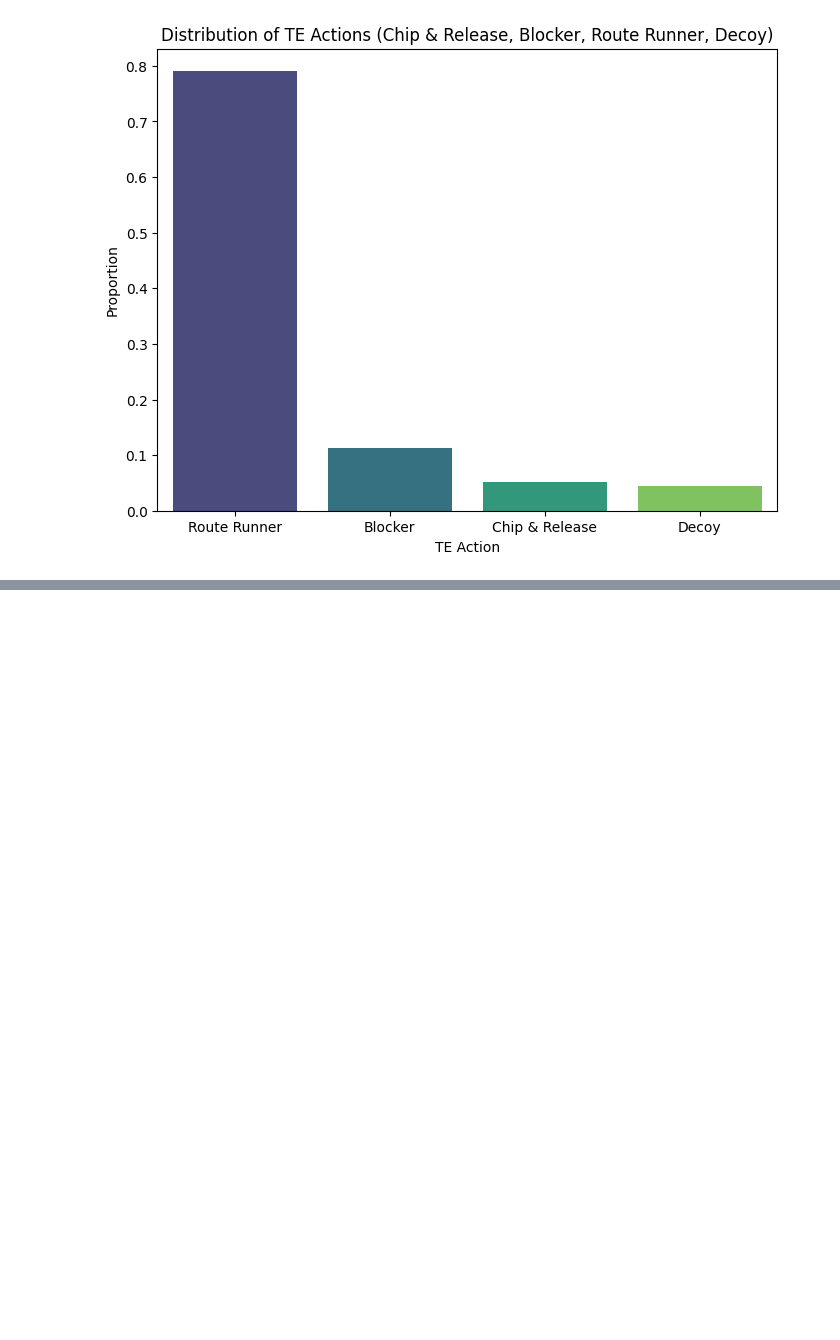
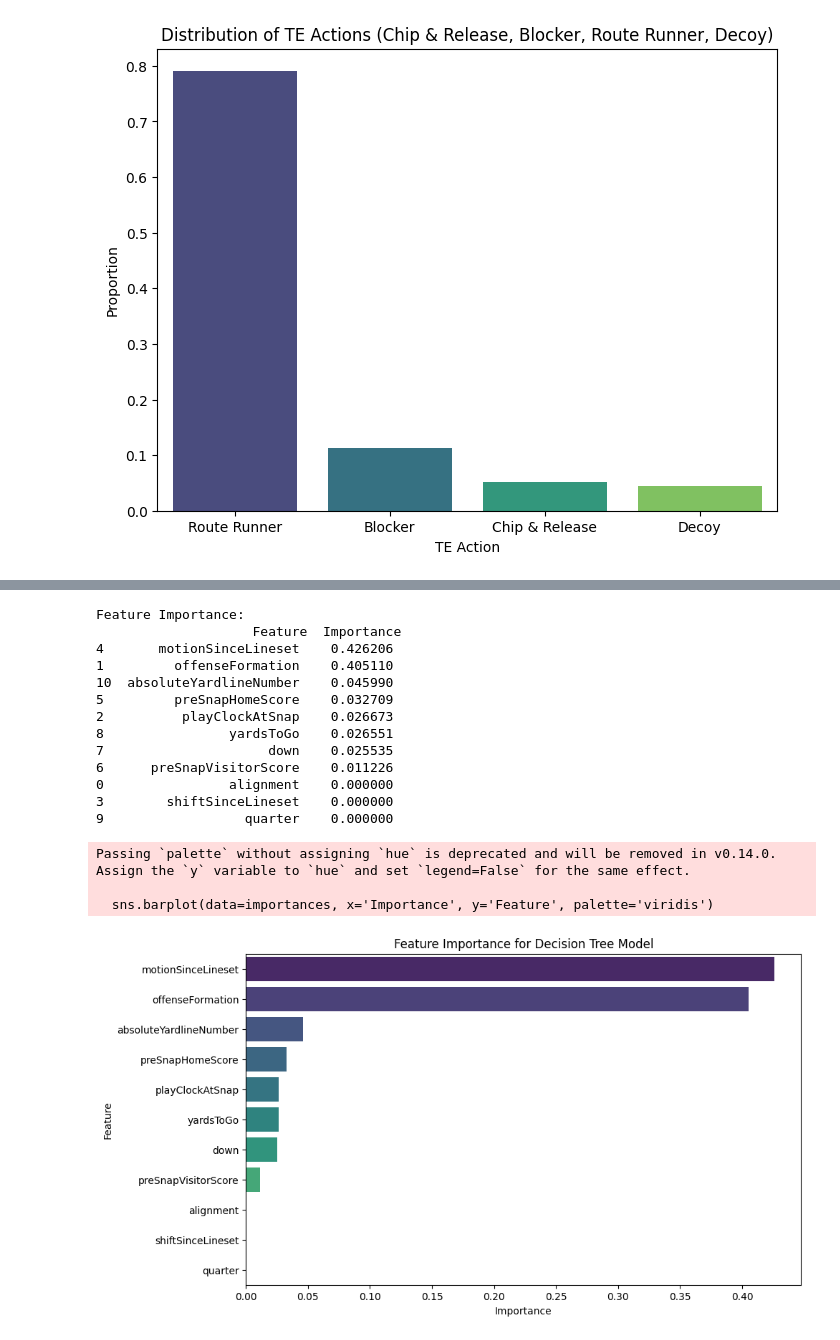
Before and after one commit to Vik7am10/NFL-Big-Data-Bowl-2025, a Jupyter notebook: main.ipynb, the cells around one changed output, grey strips where cells are left out. Cells and saved outputs as stored; diff of their text form; code cells hidden in the pictures; blank space fills up the shorter version.

```diff
--- a/main.ipynb
+++ b/main.ipynb
@@ -224,0 +292,42 @@ Passing `palette` without assigning `hue` is deprecated and will be removed in v
+# %%
+import pandas as pd
+import matplotlib.pyplot as plt
+import seaborn as sns
+
+# Extract feature importances from the trained decision tree model
+importances = pd.DataFrame({
+    'Feature': features,
+    'Importance': dt_model.feature_importances_
+})
+
+# Sort by importance
+importances = importances.sort_values(by='Importance', ascending=False)
+
+# Display the feature importance values
+print("\nFeature Importance:\n", importances)
+
+# Plot feature importance
+plt.figure(figsize=(10, 6))
+sns.barplot(data=importances, x='Importance', y='Feature', palette='viridis')
+plt.title('Feature Importance for Decision Tree Model')
+plt.xlabel('Importance')
+plt.ylabel('Feature')
+plt.show()
+# %% [output]
+Feature Importance:
+                    Feature  Importance
+4       motionSinceLineset    0.426206
+1         offenseFormation    0.405110
+10  absoluteYardlineNumber    0.045990
+5         preSnapHomeScore    0.032709
+2          playClockAtSnap    0.026673
+8                yardsToGo    0.026551
+7                     down    0.025535
+6      preSnapVisitorScore    0.011226
+0                alignment    0.000000
+3        shiftSinceLineset    0.000000
+9                  quarter    0.000000
+Passing `palette` without assigning `hue` is deprecated and will be removed in v0.14.0. Assign the `y` variable to `hue` and set `legend=False` for the same effect.
+
+  sns.barplot(data=importances, x='Importance', y='Feature', palette='viridis')
+[figure, added]
```
Also changed, not shown: parts of 2 cells of this notebook, 1 other file.
